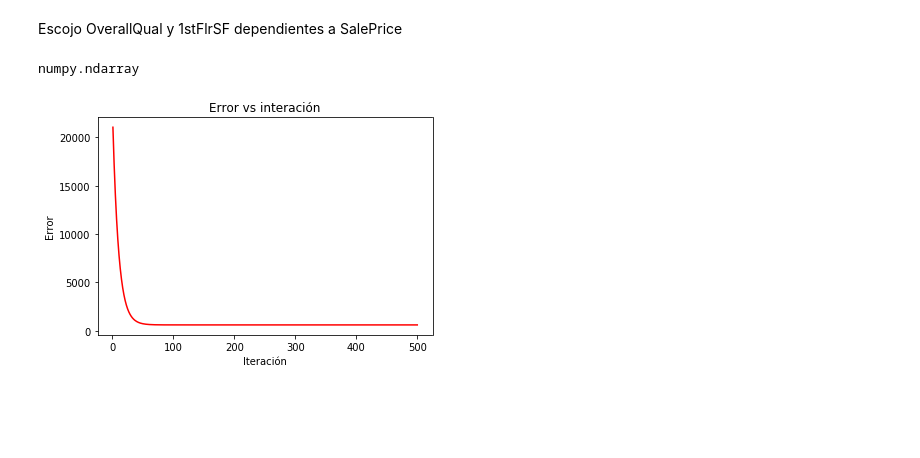
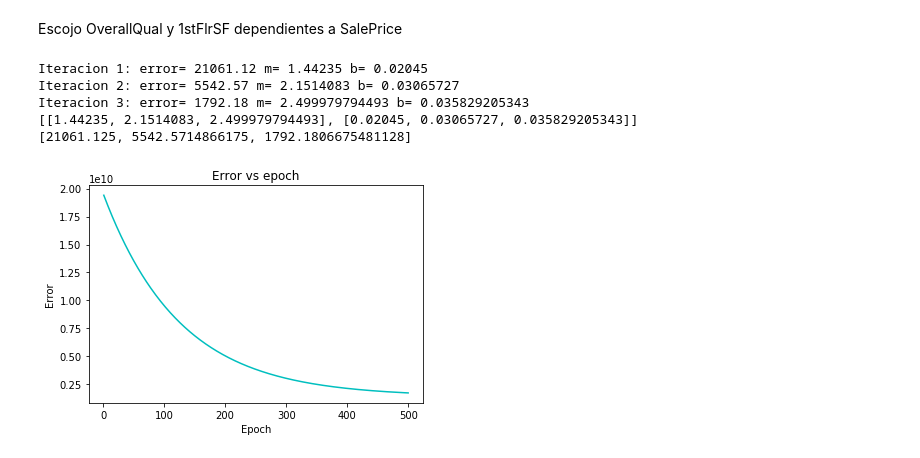
Before and after one commit to AndreRodas/Galielo_DataScience_project, a Jupyter notebook: Proyecto1_DataScience.ipynb, the cells around one changed output. Cells and saved outputs as stored; diff of their text form; code cells hidden in the pictures; blank space fills up the shorter version.

```diff
--- a/Proyecto1_DataScience.ipynb
+++ b/Proyecto1_DataScience.ipynb
@@ -126,11 +126,7 @@ for column in df:
 # %% [markdown]
 Escojo OverallQual y 1stFlrSF dependientes a SalePrice
-# %%
-type(df.iloc[:,0:].values)
-# %% [output]
-numpy.ndarray
 # %%
-def linear_regresion(x, y, epochs, imprimir_error_cada=-1, lr = 0.00001):
+def linear_regresion(x, y, epochs, imprimir_error_cada=-1, lr = 0.0001):
     l = len(x)
     m = 0
     b = 0
@@ -153,28 +149,40 @@ def linear_regresion(x, y, epochs, imprimir_error_cada=-1, lr = 0.00001):
         models[1].append(parameters[0,1]) #terminos b
 
         if (index % imprimir_error_cada == 0) and (imprimir_error_cada != -1):
-            print('Iteracion '+str(index))
-            print(parameters)
+            print('Iteracion '+str(index+1)+ ': error= ' + str(round(error,2)) + \
+                  ' m= ' + str(parameters[0,0])+ ' b= '+ str(parameters[0,1]))
 
     return models, errors
 # %%
 x = np.array([65, 80, 68])
 y = np.array([208.5, 181.5, 223.5])
 
-m, e = linear_regresion(x,y,500)
-#print(m)
-#print(e)
+m, e = linear_regresion(x,y,3,1)
+print(m)
+print(e)
+# %% [output]
+Iteracion 1: error= 21061.12 m= 1.44235 b= 0.02045
+Iteracion 2: error= 5542.57 m= 2.1514083 b= 0.03065727
+Iteracion 3: error= 1792.18 m= 2.499979794493 b= 0.035829205343
+[[1.44235, 2.1514083, 2.499979794493], [0.02045, 0.03065727, 0.035829205343]]
+[21061.125, 5542.5714866175, 1792.1806675481128]
 # %%
 def error_graph(error):
     fig = plt.figure()
     ax = fig.add_subplot(1,1,1)
     x = np.arange(1,len(error)+1)
-    ax.plot(x, e ,color="r") # tambien se pudo usar "green" en lugar de el abreviado "g"
-    ax.set_xlabel('Iteración')
+    ax.plot(x, e ,color="c") # tambien se pudo usar "green" en lugar de el abreviado "g"
+    ax.set_xlabel('Epoch')
     ax.set_ylabel('Error')
-    ax.set_title('Error vs interación')
+    ax.set_title('Error vs epoch')
     plt.show()
-# %%
-error_graph(e)
-# %% [output]
-[figure, removed]
+# %%
+#train_df
+x = np.array(train_df['OverallQual'])
+y = np.array(train_df['SalePrice'])
+
+m, e = linear_regresion(x,y,500)
+
+error_graph(e)
+# %% [output]
+[figure, added]
```
Also changed, not shown: parts of 3 cells of this notebook.
